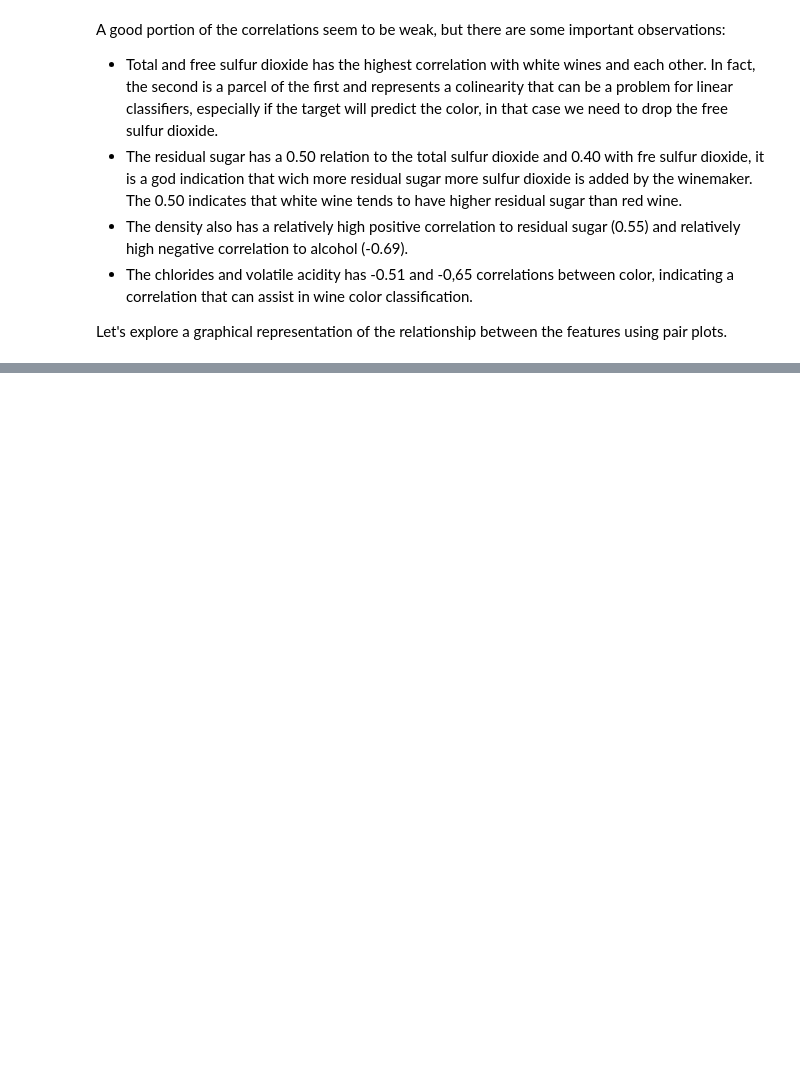
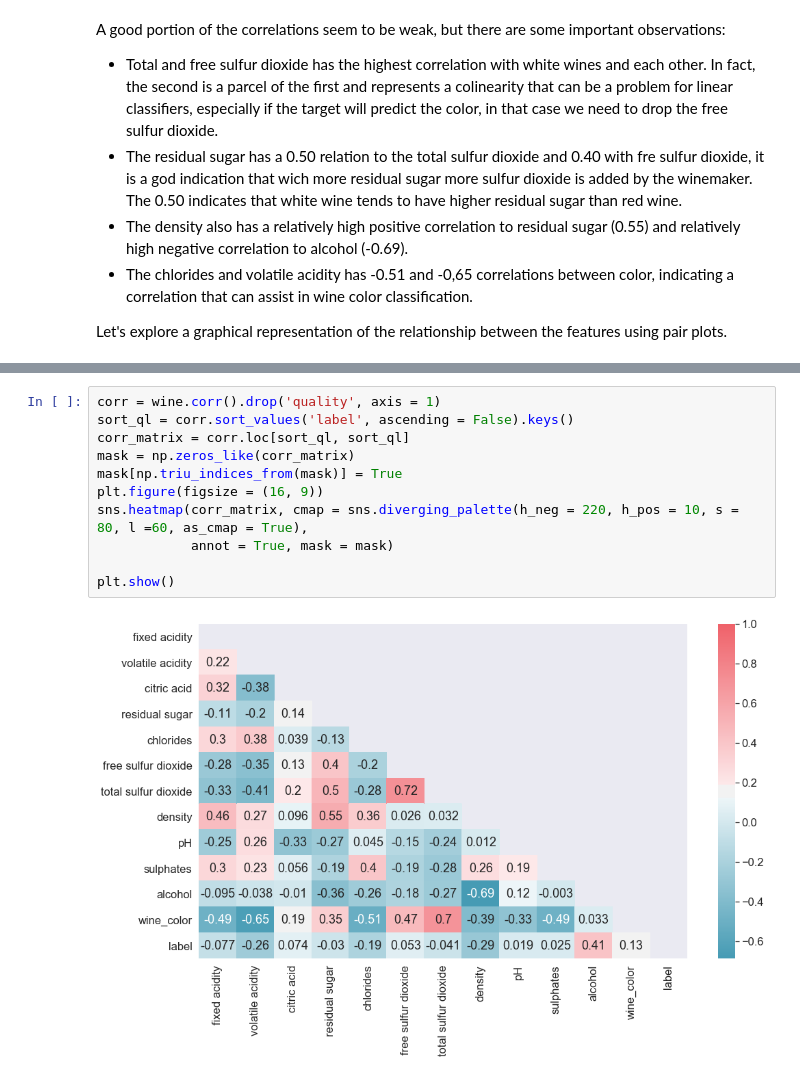
Before and after one commit to nwdelafu/wine-quality, a Jupyter notebook: main.ipynb, the cells around one changed output, grey strips where cells are left out. Cells and saved outputs as stored; diff of their text form; blank space fills up the shorter version.

```diff
--- a/main.ipynb
+++ b/main.ipynb
@@ -561,0 +573,13 @@ plt.show()
+# %%
+corr = wine.corr().drop('quality', axis = 1)
+sort_ql = corr.sort_values('label', ascending = False).keys()
+corr_matrix = corr.loc[sort_ql, sort_ql]
+mask = np.zeros_like(corr_matrix)
+mask[np.triu_indices_from(mask)] = True
+plt.figure(figsize = (16, 9))
+sns.heatmap(corr_matrix, cmap = sns.diverging_palette(h_neg = 220, h_pos = 10, s = 80, l =60, as_cmap = True),
+            annot = True, mask = mask)
+
+plt.show()
+# %% [output]
+[figure, added]
```
Also changed, not shown: parts of 9 cells of this notebook.
